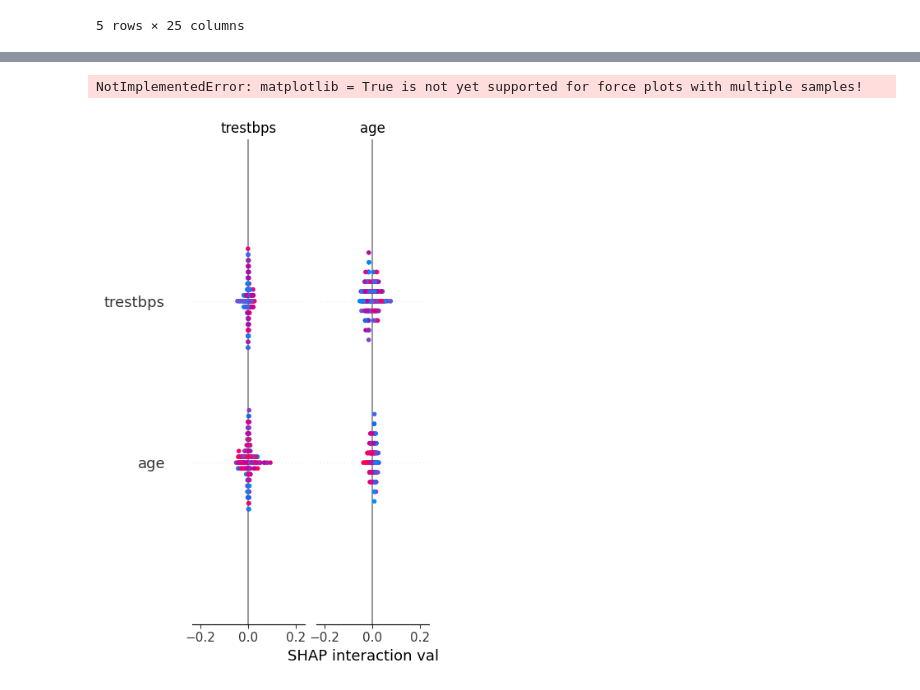
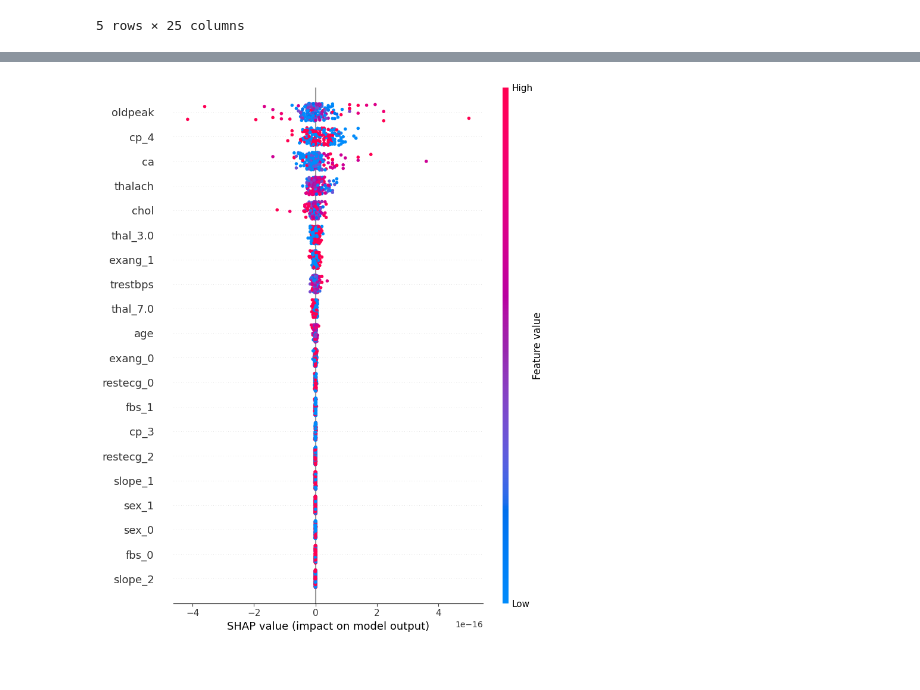
Before and after one commit to BastienCherel/ExplainabilityAI, a Jupyter notebook: Tutorial3/Tutorial3_CHEREL.ipynb, the cells around one changed output, grey strips where cells are left out. Cells and saved outputs as stored; diff of their text form; code cells hidden in the pictures.

```diff
--- a/Tutorial3/Tutorial3_CHEREL.ipynb
+++ b/Tutorial3/Tutorial3_CHEREL.ipynb
@@ -192,11 +189,10 @@ array([0.03640123, 0.04796623, 0.06672231, 0.09543604, 0.13288573,
 # %%
 import matplotlib.pyplot as plt
-tree_explainer = shap.TreeExplainer(rf_clf)
-shap_values = tree_explainer.shap_values(X_train)
+rf_tree_explainer = shap.TreeExplainer(rf_clf)
+rf_shap_values = rf_tree_explainer.shap_values(X_train)
+rf_shap_values = rf_shap_values.mean(axis=2)
-# %% [output]
-NotImplementedError: matplotlib = True is not yet supported for force plots with multiple samples!
 # %%
 # Plot variable importance
-shap.summary_plot(shap_values, X_train)
+shap.summary_plot(rf_shap_values, X_train)
 # %% [output]
-[figure, old version]
+[figure, new version]
```
Also changed, not shown: parts of 19 cells of this notebook.
